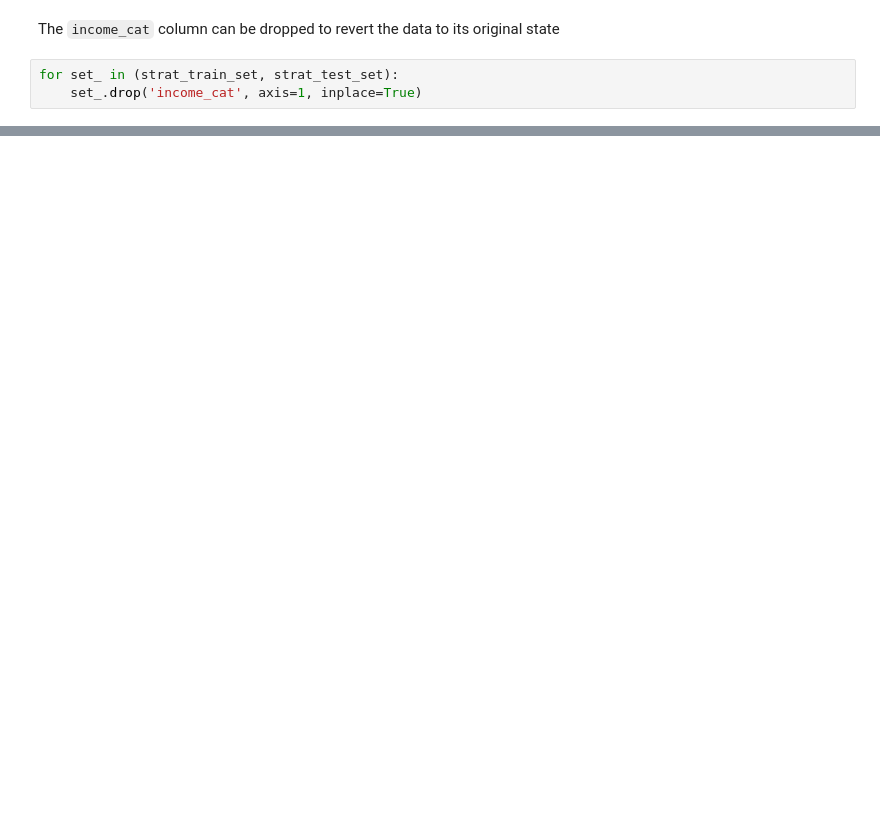
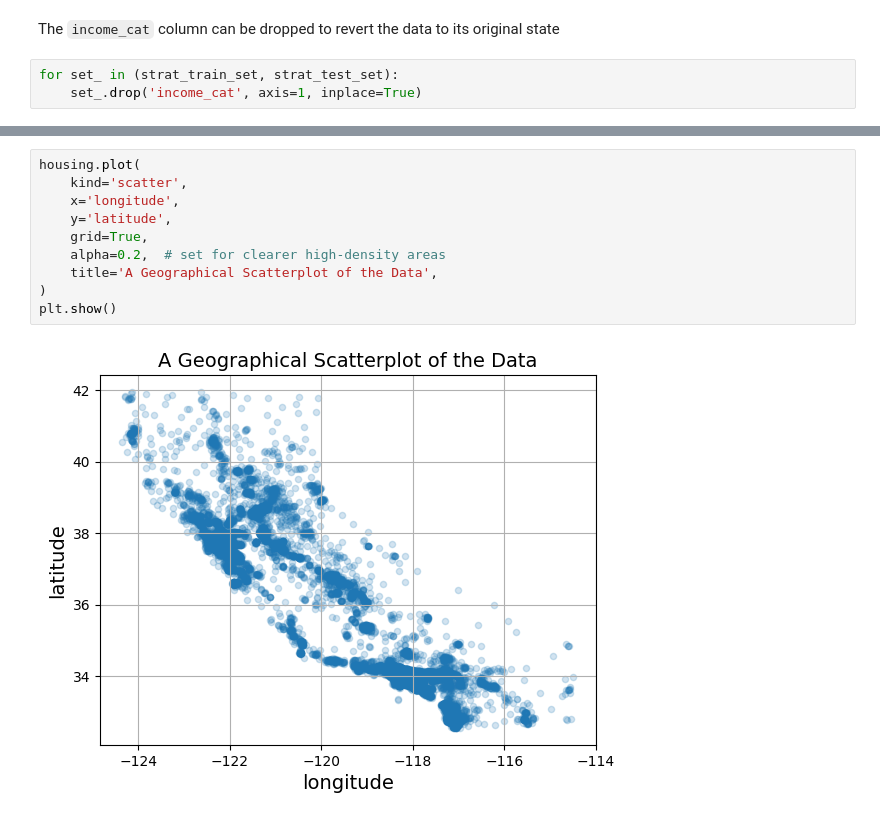
Before and after one commit to Ivan-Grigorev/Hands_On_ML_3, a Jupyter notebook: chapter_02.ipynb, the cells around one changed output, grey strips where cells are left out. Cells and saved outputs as stored; diff of their text form; blank space fills up the shorter version.

```diff
--- a/chapter_02.ipynb
+++ b/chapter_02.ipynb
@@ -214,0 +234,12 @@ for set_ in (strat_train_set, strat_test_set):
+# %%
+housing.plot(
+    kind='scatter',
+    x='longitude',
+    y='latitude',
+    grid=True,
+    alpha=0.2,  # set for clearer high-density areas
+    title='A Geographical Scatterplot of the Data',
+)
+plt.show()
+# %% [output]
+[figure, added]
```
Also changed, not shown: parts of 19 cells of this notebook.
